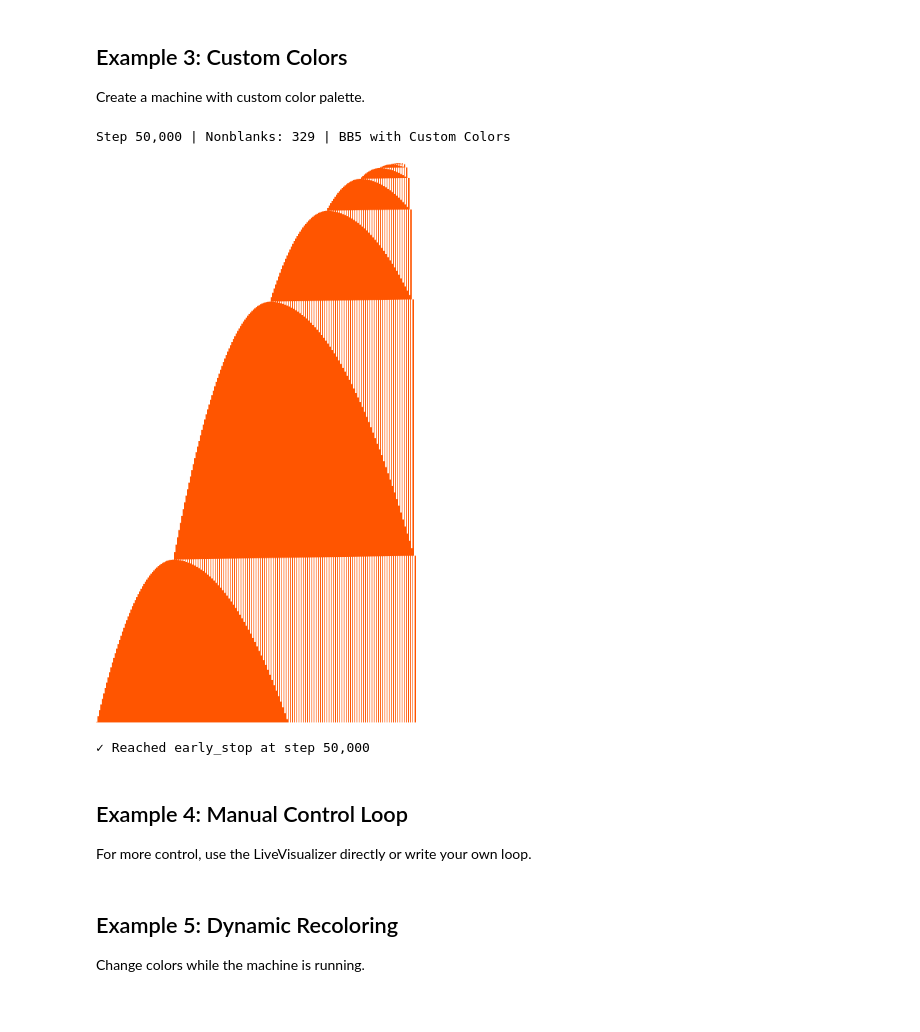
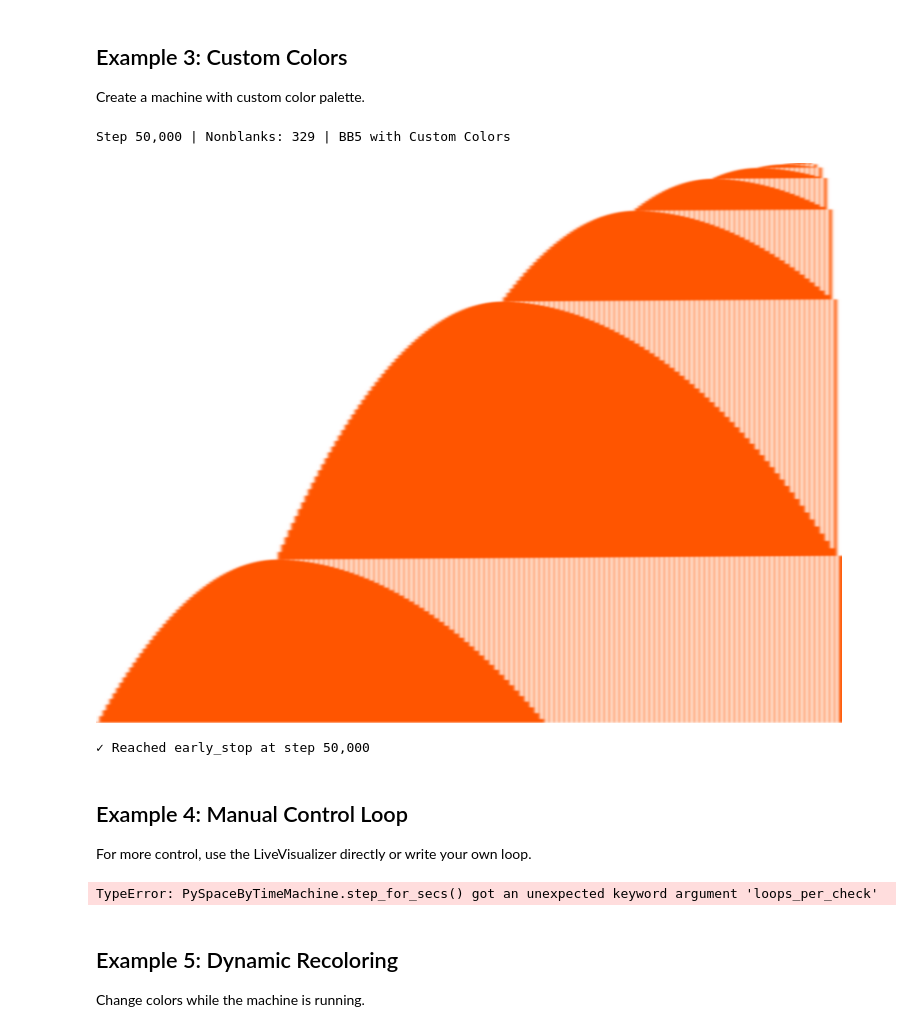
Before and after one commit to CarlKCarlK/busy_beaver_blaze, a Jupyter notebook: notebooks/interactive_visualization.ipynb, the cells around one changed output. Drawn from its saved outputs; the diff is of its cells as text; code cells hidden in the pictures.

```diff
--- a/notebooks/interactive_visualization.ipynb
+++ b/notebooks/interactive_visualization.ipynb
@@ -61,21 +60,22 @@ Create a machine with custom color palette.
 # %%
 # Create machine with custom colors
 machine = SpaceByTimeMachine(
     program=BB5_CHAMP,
     resolution=(800, 600),
-    binning=True,
     colors=["#FFFFFF", "#FF5500", "#FFFF00", "#FF00FF", "#00FFFF"]  # White, orange, yellow, magenta, cyan
 )
+
+print(f"Target resolution: {machine.resolution()}")
 
 visualize_live(
     machine,
     run_for_secs=0.1,
     early_stop=50_000,
     caption="BB5 with Custom Colors"
 )
 # %% [output]
 Step 50,000 | Nonblanks: 329 | BB5 with Custom Colors
-[figure, old version]
+[figure, new version]
 ✓ Reached early_stop at step 50,000
 # %% [markdown]
 ## Example 4: Manual Control Loop
@@ -84,11 +84,10 @@ For more control, use the LiveVisualizer directly or write your own loop.
 # %%
 from IPython.display import display, Image, clear_output
 
-# Create machine
+# Create machine with small custom resolution
 machine = SpaceByTimeMachine(
     program=BB5_CHAMP,
-    resolution=(640, 480),
-    binning=True
+    resolution=(400, 300)
 )
 
 # Custom loop with custom stopping condition
@@ -114,6 +113,8 @@ try:
 
 except KeyboardInterrupt:
     print("\n⏹ Interrupted by user")
+# %% [output]
+TypeError: PySpaceByTimeMachine.step_for_secs() got an unexpected keyword argument 'loops_per_check'
 # %% [markdown]
 ## Example 5: Dynamic Recoloring
 
```
Also changed, not shown: parts of 5 cells of this notebook, 6 other files.
